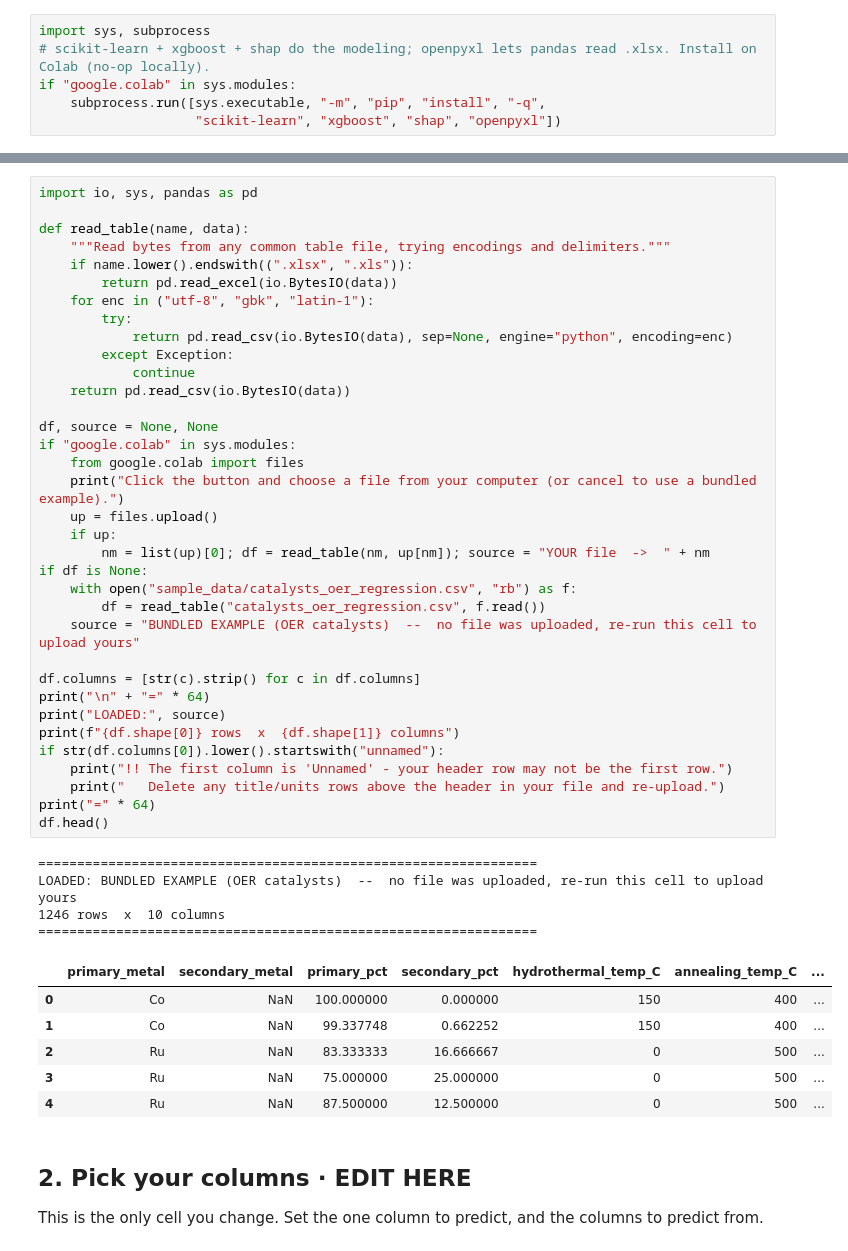
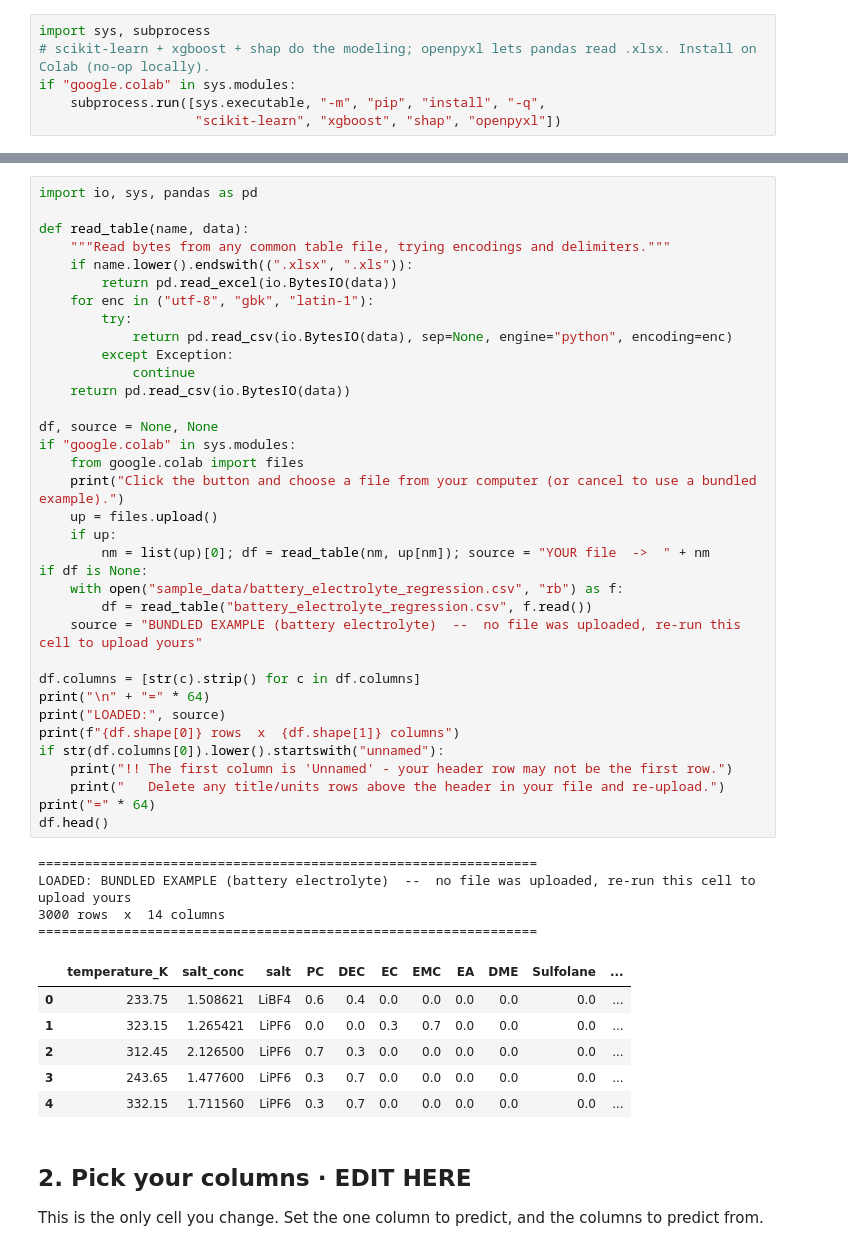
Before and after one commit to ruiding-uchicago/NRT_Training_Materials, a Jupyter notebook: module_1_tabular_ML/Module1d_Bring_Your_Own_Table.ipynb, the cells around one changed output, grey strips where cells are left out. Drawn from its saved outputs; the diff is of its cells as text.

```diff
--- a/module_1_tabular_ML/Module1d_Bring_Your_Own_Table.ipynb
+++ b/module_1_tabular_ML/Module1d_Bring_Your_Own_Table.ipynb
@@ -51,44 +50,44 @@ def read_table(name, data):
     if name.lower().endswith((".xlsx", ".xls")):
         return pd.read_excel(io.BytesIO(data))
     for enc in ("utf-8", "gbk", "latin-1"):
         try:
             return pd.read_csv(io.BytesIO(data), sep=None, engine="python", encoding=enc)
         except Exception:
             continue
     return pd.read_csv(io.BytesIO(data))
 
 df, source = None, None
 if "google.colab" in sys.modules:
     from google.colab import files
     print("Click the button and choose a file from your computer (or cancel to use a bundled example).")
     up = files.upload()
     if up:
         nm = list(up)[0]; df = read_table(nm, up[nm]); source = "YOUR file  ->  " + nm
 if df is None:
-    with open("sample_data/catalysts_oer_regression.csv", "rb") as f:
-        df = read_table("catalysts_oer_regression.csv", f.read())
-    source = "BUNDLED EXAMPLE (OER catalysts)  --  no file was uploaded, re-run this cell to upload yours"
+    with open("sample_data/battery_electrolyte_regression.csv", "rb") as f:
+        df = read_table("battery_electrolyte_regression.csv", f.read())
+    source = "BUNDLED EXAMPLE (battery electrolyte)  --  no file was uploaded, re-run this cell to upload yours"
 
 df.columns = [str(c).strip() for c in df.columns]
 print("\n" + "=" * 64)
 print("LOADED:", source)
 print(f"{df.shape[0]} rows  x  {df.shape[1]} columns")
 if str(df.columns[0]).lower().startswith("unnamed"):
     print("!! The first column is 'Unnamed' - your header row may not be the first row.")
     print("   Delete any title/units rows above the header in your file and re-upload.")
 print("=" * 64)
 df.head()
 # %% [output]
 ================================================================
-LOADED: BUNDLED EXAMPLE (OER catalysts)  --  no file was uploaded, re-run this cell to upload yours
-1246 rows  x  10 columns
+LOADED: BUNDLED EXAMPLE (battery electrolyte)  --  no file was uploaded, re-run this cell to upload yours
+3000 rows  x  14 columns
 ================================================================
-|  | primary_metal | secondary_metal | primary_pct | secondary_pct | hydrothermal_temp_C | annealing_temp_C | ... |
-| 0 | Co | NaN | 100.000000 | 0.000000 | 150 | 400 | ... |
-| 1 | Co | NaN | 99.337748 | 0.662252 | 150 | 400 | ... |
-| 2 | Ru | NaN | 83.333333 | 16.666667 | 0 | 500 | ... |
-| 3 | Ru | NaN | 75.000000 | 25.000000 | 0 | 500 | ... |
-| 4 | Ru | NaN | 87.500000 | 12.500000 | 0 | 500 | ... |
+|  | temperature_K | salt_conc | salt | PC | DEC | EC | EMC | EA | DME | Sulfolane | ... |
+| 0 | 233.75 | 1.508621 | LiBF4 | 0.6 | 0.4 | 0.0 | 0.0 | 0.0 | 0.0 | 0.0 | ... |
+| 1 | 323.15 | 1.265421 | LiPF6 | 0.0 | 0.0 | 0.3 | 0.7 | 0.0 | 0.0 | 0.0 | ... |
+| 2 | 312.45 | 2.126500 | LiPF6 | 0.7 | 0.3 | 0.0 | 0.0 | 0.0 | 0.0 | 0.0 | ... |
+| 3 | 243.65 | 1.477600 | LiPF6 | 0.3 | 0.7 | 0.0 | 0.0 | 0.0 | 0.0 | 0.0 | ... |
+| 4 | 332.15 | 1.711560 | LiPF6 | 0.3 | 0.7 | 0.0 | 0.0 | 0.0 | 0.0 | 0.0 | ... |
 # %% [markdown]
 ## 2. Pick your columns  ·  EDIT HERE
 
```
Also changed, not shown: parts of 6 cells of this notebook, 12 other files.
